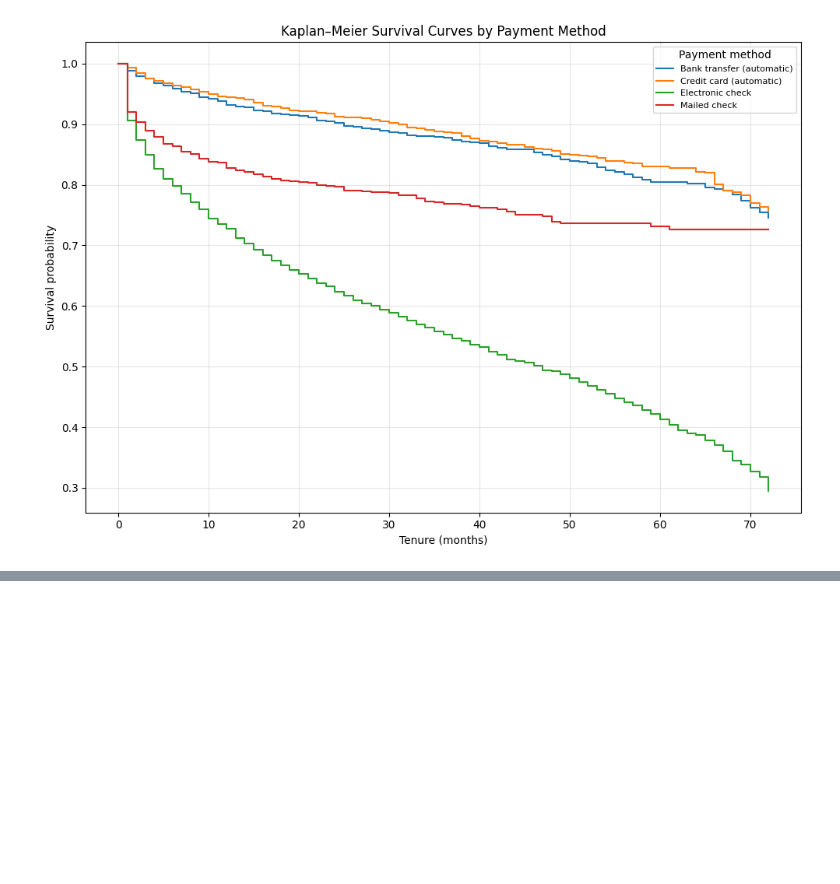
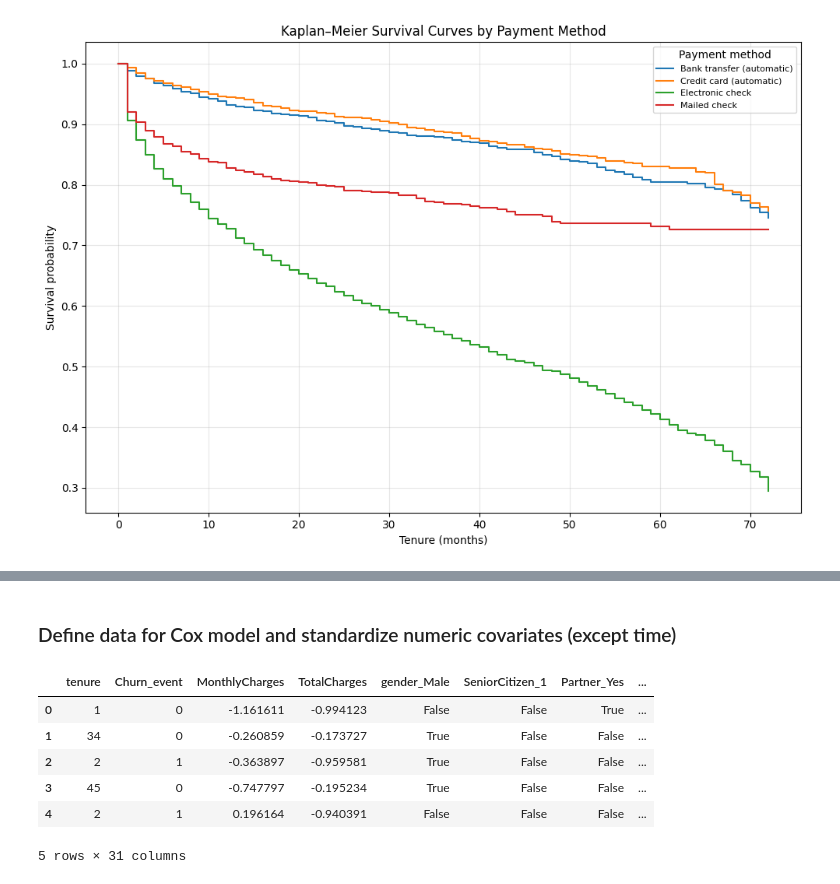
Before and after one commit to nawshinnasir/Statistics_Project_02, a Jupyter notebook: survival_analysis.ipynb, the cells around one changed output, grey strips where cells are left out. Drawn from its saved outputs; the diff is of its cells as text; code cells hidden in the pictures; blank space fills up the shorter version.

```diff
--- a/survival_analysis.ipynb
+++ b/survival_analysis.ipynb
@@ -224,0 +253,24 @@ plt.show()
+# %% [markdown]
+### Define data for Cox model and standardize numeric covariates (except time)
+# %%
+# Keep survival columns and encoded covariates
+cols_to_use = [time_col, "Churn_event"] + [c for c in df_encoded.columns
+                                           if c not in [time_col, "Churn", "Churn_event", "customerID"]]
+
+cox_df = df_encoded[cols_to_use].copy()
+
+# Standardize selected numeric covariates (not the time column)
+for col in ["MonthlyCharges", "TotalCharges"]:
+    mean = cox_df[col].mean()
+    std = cox_df[col].std()
+    cox_df[col] = (cox_df[col] - mean) / std
+
+cox_df.head()
+# %% [output]
+|  | tenure | Churn_event | MonthlyCharges | TotalCharges | gender_Male | SeniorCitizen_1 | Partner_Yes | ... |
+| 0 | 1 | 0 | -1.161611 | -0.994123 | False | False | True | ... |
+| 1 | 34 | 0 | -0.260859 | -0.173727 | True | False | False | ... |
+| 2 | 2 | 1 | -0.363897 | -0.959581 | True | False | False | ... |
+| 3 | 45 | 0 | -0.747797 | -0.195234 | True | False | False | ... |
+| 4 | 2 | 1 | 0.196164 | -0.940391 | False | False | False | ... |
+5 rows × 31 columns
```
Also changed, not shown: parts of 6 cells of this notebook, 1 other file.
